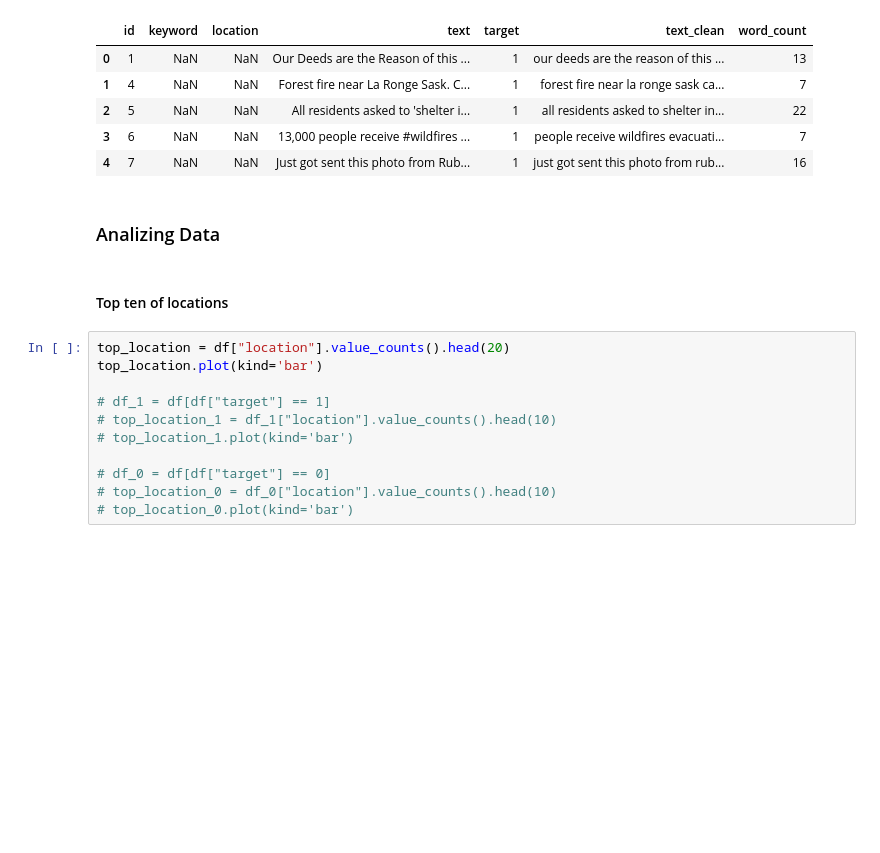
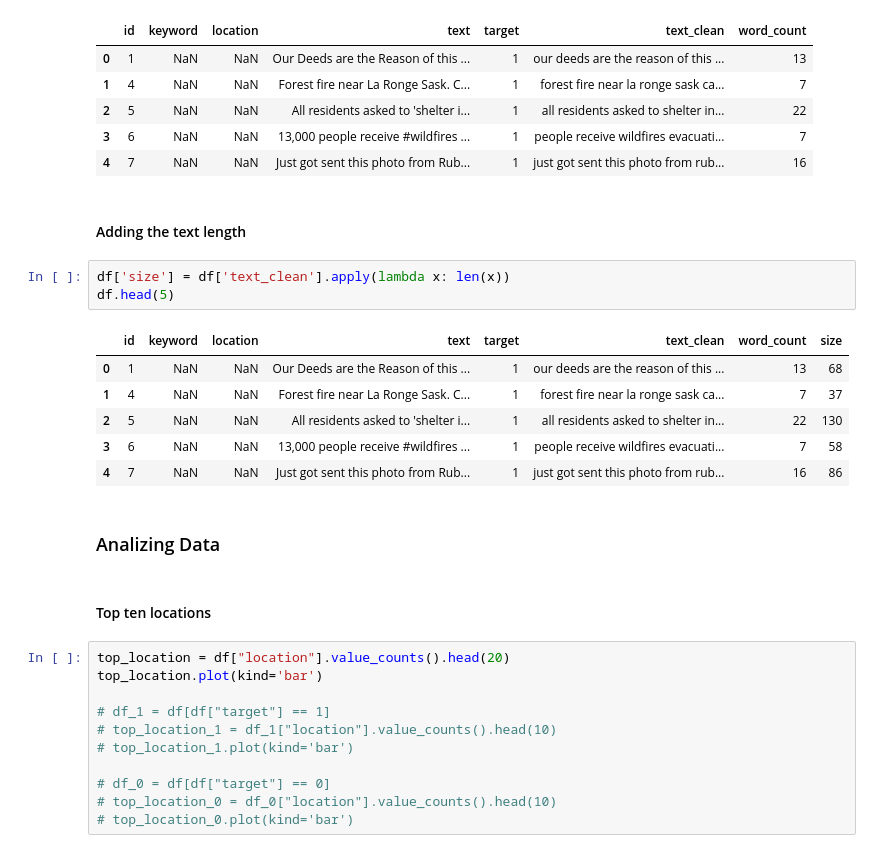
Before and after one commit to oscarciceri/Disaster_Monitoring-_Based_On_Tweets, a Jupyter notebook: EDA_oscar.ipynb, the cells around one changed output. Cells and saved outputs as stored; diff of their text form; blank space fills up the shorter version.

```diff
--- a/EDA_oscar.ipynb
+++ b/EDA_oscar.ipynb
@@ -159,10 +175,22 @@ df.head(5)
 | 2 | 5 | NaN | NaN | All residents asked to 'shelter i... | 1 | all residents asked to shelter in... | 22 |
 | 3 | 6 | NaN | NaN | 13,000 people receive #wildfires ... | 1 | people receive wildfires evacuati... | 7 |
 | 4 | 7 | NaN | NaN | Just got sent this photo from Rub... | 1 | just got sent this photo from rub... | 16 |
+# %% [markdown]
+#### Adding the text length
+# %%
+df['size'] = df['text_clean'].apply(lambda x: len(x))
+df.head(5)
+# %% [output]
+|  | id | keyword | location | text | target | text_clean | word_count | size |
+| 0 | 1 | NaN | NaN | Our Deeds are the Reason of this ... | 1 | our deeds are the reason of this ... | 13 | 68 |
+| 1 | 4 | NaN | NaN | Forest fire near La Ronge Sask. C... | 1 | forest fire near la ronge sask ca... | 7 | 37 |
+| 2 | 5 | NaN | NaN | All residents asked to 'shelter i... | 1 | all residents asked to shelter in... | 22 | 130 |
+| 3 | 6 | NaN | NaN | 13,000 people receive #wildfires ... | 1 | people receive wildfires evacuati... | 7 | 58 |
+| 4 | 7 | NaN | NaN | Just got sent this photo from Rub... | 1 | just got sent this photo from rub... | 16 | 86 |
 # %% [markdown]
 ### Analizing Data
 # %% [markdown]
-#### Top ten of locations
+#### Top ten locations
 # %%
 top_location = df["location"].value_counts().head(20)
 top_location.plot(kind='bar')
```
Also changed, not shown: parts of 3 cells of this notebook, 1 other file.
